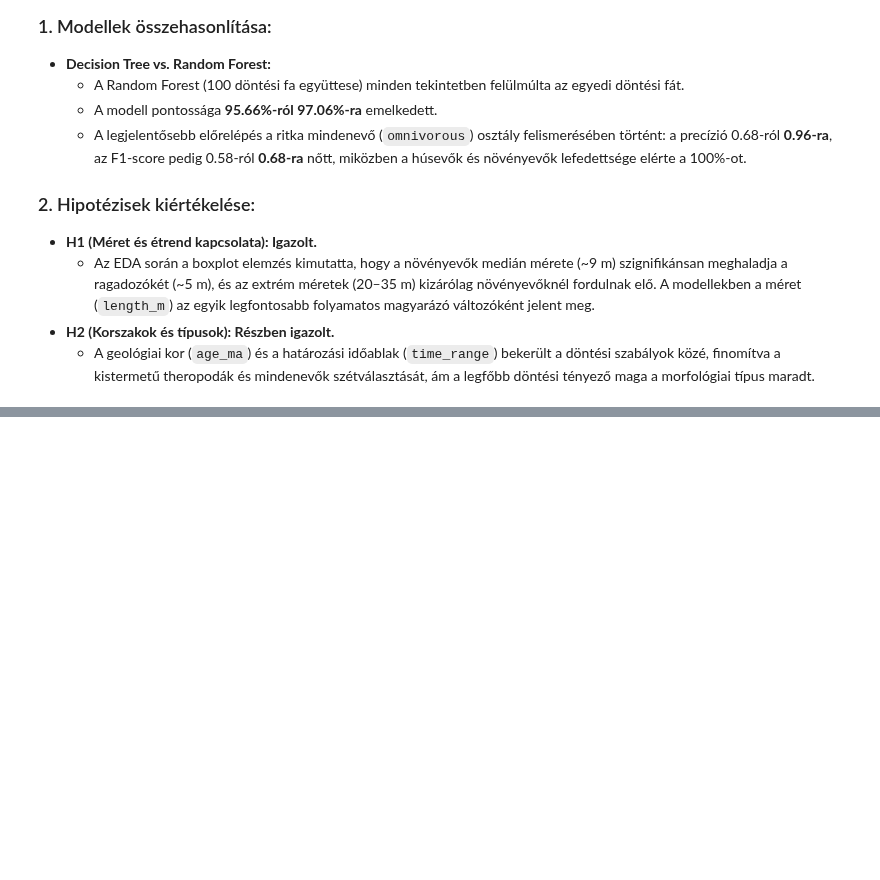
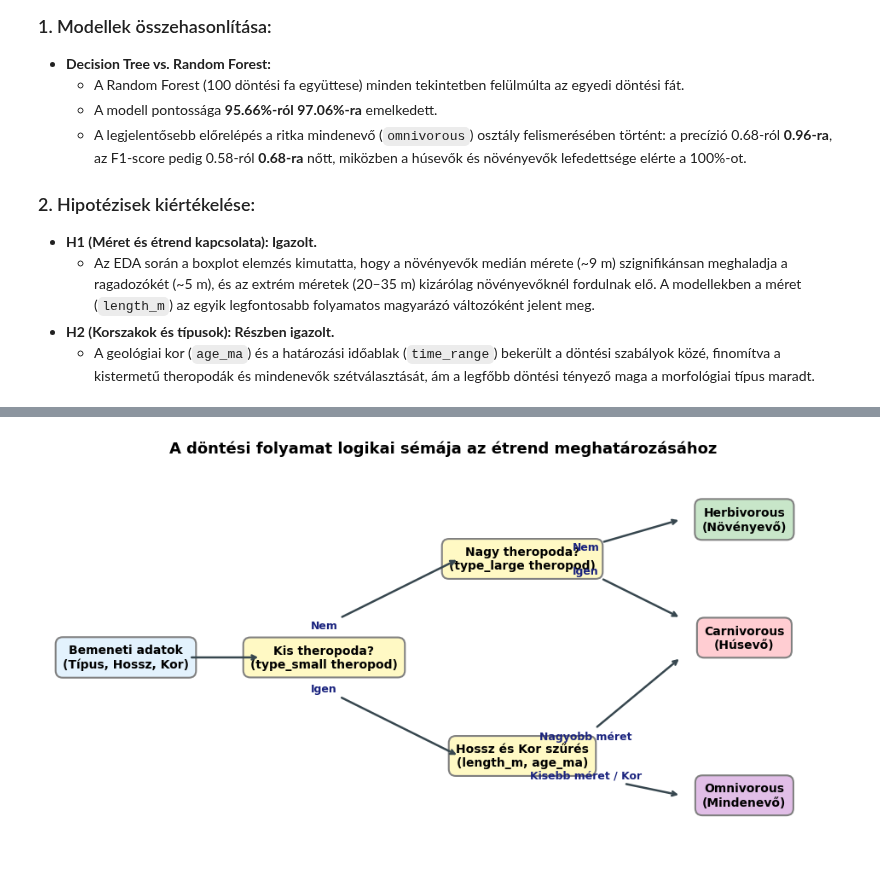
Before and after one commit to MTZBRN/dino-project, a Jupyter notebook: dino_project.ipynb, the cells around one changed output, grey strips where cells are left out. Saved outputs shown, nothing was run; the diff lists cells and outputs as text; code cells hidden in the pictures; blank space fills up the shorter version.

```diff
--- a/dino_project.ipynb
+++ b/dino_project.ipynb
@@ -469,0 +513,42 @@ comparison_df.style.format({
+# %%
+fig, ax = plt.subplots(figsize=(12, 6))
+
+# Dobozok koordinátái és szövegei
+boxes = [
+    {"text": "Bemeneti adatok\n(Típus, Hossz, Kor)", "xy": (0.1, 0.5), "color": "#E3F2FD"},
+    {"text": "Kis theropoda?\n(type_small theropod)", "xy": (0.35, 0.5), "color": "#FFF9C4"},
+    {"text": "Nagy theropoda?\n(type_large theropod)", "xy": (0.6, 0.75), "color": "#FFF9C4"},
+    {"text": "Hossz és Kor szűrés\n(length_m, age_ma)", "xy": (0.6, 0.25), "color": "#FFF9C4"},
+    {"text": "Herbivorous\n(Növényevő)", "xy": (0.88, 0.85), "color": "#C8E6C9"},
+    {"text": "Carnivorous\n(Húsevő)", "xy": (0.88, 0.55), "color": "#FFCDD2"},
+    {"text": "Omnivorous\n(Mindenevő)", "xy": (0.88, 0.15), "color": "#E1BEE7"}
+]
+
+for b in boxes:
+    ax.text(b["xy"][0], b["xy"][1], b["text"], ha='center', va='center',
+            bbox=dict(boxstyle="round,pad=0.6", facecolor=b["color"], edgecolor="gray", linewidth=1.5),
+            fontsize=10, fontweight='bold')
+
+# Döntési nyilak feliratozása
+arrows = [
+    ((0.18, 0.5), (0.27, 0.5), ""),
+    ((0.35, 0.58), (0.52, 0.75), "Nem"),
+    ((0.35, 0.42), (0.52, 0.25), "Igen"),
+    ((0.68, 0.78), (0.8, 0.85), "Nem"),
+    ((0.68, 0.72), (0.8, 0.6), "Igen"),
+    ((0.68, 0.3), (0.8, 0.5), "Nagyobb méret"),
+    ((0.68, 0.2), (0.8, 0.15), "Kisebb méret / Kor")
+]
+
+for start, end, label in arrows:
+    ax.annotate(label, xy=end, xytext=start,
+                arrowprops=dict(arrowstyle="->", color="#37474F", lw=1.8),
+                ha='center', va='center', fontsize=9, color="#1A237E", fontweight='bold')
+
+ax.set_xlim(0, 1)
+ax.set_ylim(0, 1)
+ax.axis('off')
+plt.title("A döntési folyamat logikai sémája az étrend meghatározásához", fontsize=13, fontweight='bold')
+plt.show()
+# %% [output]
+[figure, added]
```
Also changed, not shown: parts of 1 cell of this notebook.
